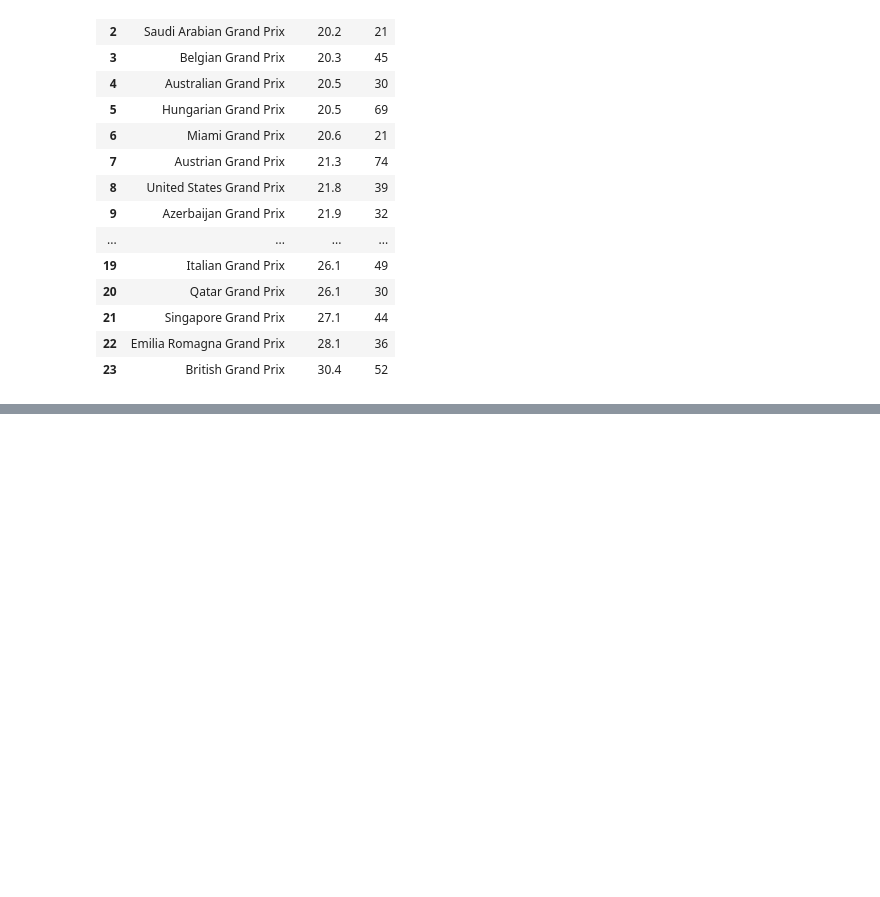
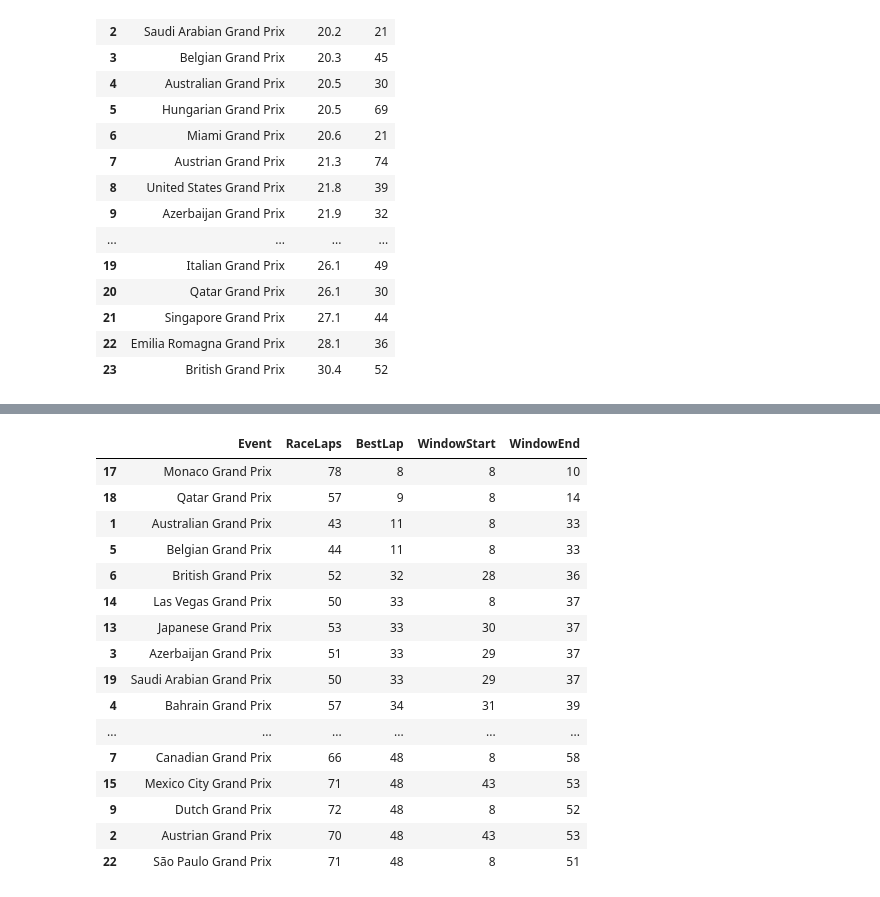
Before and after one commit to Vlvasile/f1-pit-strategy, a Jupyter notebook: notebooks/05_model.ipynb, the cells around one changed output, grey strips where cells are left out. Drawn from its saved outputs; the diff is of its cells as text; code cells hidden in the pictures; blank space fills up the shorter version.

```diff
--- a/notebooks/05_model.ipynb
+++ b/notebooks/05_model.ipynb
@@ -383,0 +390,9 @@ pit_loss.to_parquet("../data/processed/pit_loss.parquet")
+# %%
+import mlflow
+from pathlib import Path
+
+db_path = Path("../mlflow.db").resolve().as_posix()
+mlflow.set_tracking_uri(f"sqlite:///{db_path}")
+
+model = mlflow.lightgbm.load_model("models:/lap-time-lgbm/1")
+print(type(model))
@@ -383,0 +432,10 @@ pit_loss.to_parquet("../data/processed/pit_loss.parquet")
+# %%
+event = "Italian Grand Prix"
+team = "Ferrari"
+total_laps = 53
+monza_loss = pit_loss.loc[pit_loss["Event"] == event, "PitLoss"].iloc[0]
+
+sim = simulate_one_stop(event, team, 2025, "MEDIUM", "HARD", total_laps, monza_loss)
+best = sim.loc[sim["TotalDelta"].idxmin()]
+print(f"Best pit lap: {int(best['PitLap'])}")
+sim.head()
@@ -383,0 +463,44 @@ pit_loss.to_parquet("../data/processed/pit_loss.parquet")
+# %%
+race_length = (
+    laps_model[laps_model["Year"] == 2025]
+    .groupby("Event")["LapNumber"].max()
+    .astype(int)
+)
+
+windows = []
+for event_name, n_laps in race_length.items():
+    if event_name not in set(pit_loss["Event"]):
+        continue
+    loss = pit_loss.loc[pit_loss["Event"] == event_name, "PitLoss"].iloc[0]
+    s = simulate_one_stop(event_name, team, 2025, "MEDIUM", "HARD", n_laps, loss)
+    s["LossVsBest"] = s["TotalDelta"] - s["TotalDelta"].min()
+
+    in_window = s[s["LossVsBest"] <= 1.0]["PitLap"]
+    windows.append({
+        "Event": event_name,
+        "RaceLaps": n_laps,
+        "BestLap": int(s.loc[s["TotalDelta"].idxmin(), "PitLap"]),
+        "WindowStart": int(in_window.min()),
+        "WindowEnd": int(in_window.max()),
+    })
+
+windows = pd.DataFrame(windows).sort_values("BestLap")
+windows
+# %% [output]
+|  | Event | RaceLaps | BestLap | WindowStart | WindowEnd |
+| 17 | Monaco Grand Prix | 78 | 8 | 8 | 10 |
+| 18 | Qatar Grand Prix | 57 | 9 | 8 | 14 |
+| 1 | Australian Grand Prix | 43 | 11 | 8 | 33 |
+| 5 | Belgian Grand Prix | 44 | 11 | 8 | 33 |
+| 6 | British Grand Prix | 52 | 32 | 28 | 36 |
+| 14 | Las Vegas Grand Prix | 50 | 33 | 8 | 37 |
+| 13 | Japanese Grand Prix | 53 | 33 | 30 | 37 |
+| 3 | Azerbaijan Grand Prix | 51 | 33 | 29 | 37 |
+| 19 | Saudi Arabian Grand Prix | 50 | 33 | 29 | 37 |
+| 4 | Bahrain Grand Prix | 57 | 34 | 31 | 39 |
+| ... | ... | ... | ... | ... | ... |
+| 7 | Canadian Grand Prix | 66 | 48 | 8 | 58 |
+| 15 | Mexico City Grand Prix | 71 | 48 | 43 | 53 |
+| 9 | Dutch Grand Prix | 72 | 48 | 8 | 52 |
+| 2 | Austrian Grand Prix | 70 | 48 | 43 | 53 |
+| 22 | São Paulo Grand Prix | 71 | 48 | 8 | 51 |
```
Also changed, not shown: parts of 26 cells of this notebook, 2 other files.
